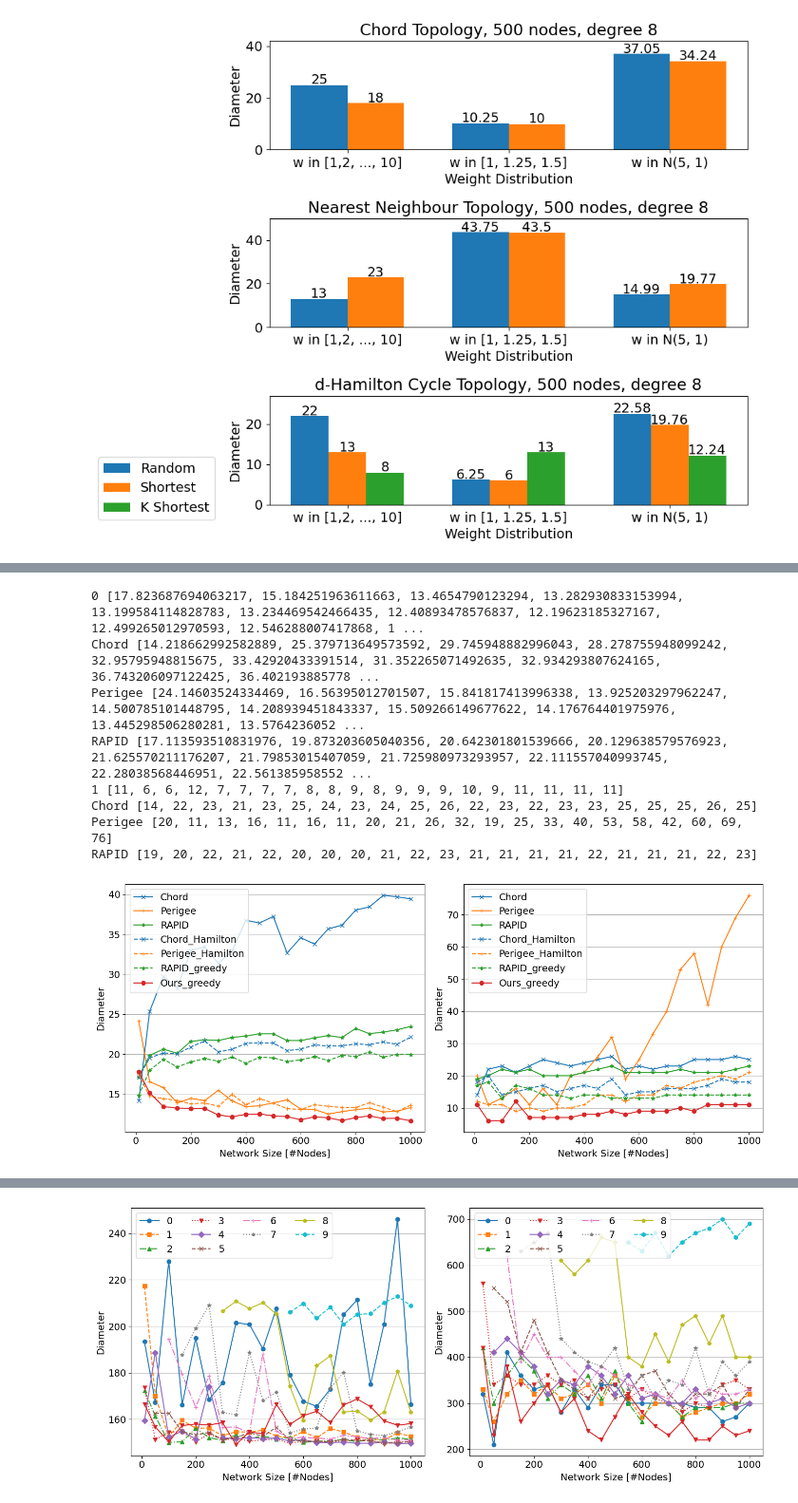
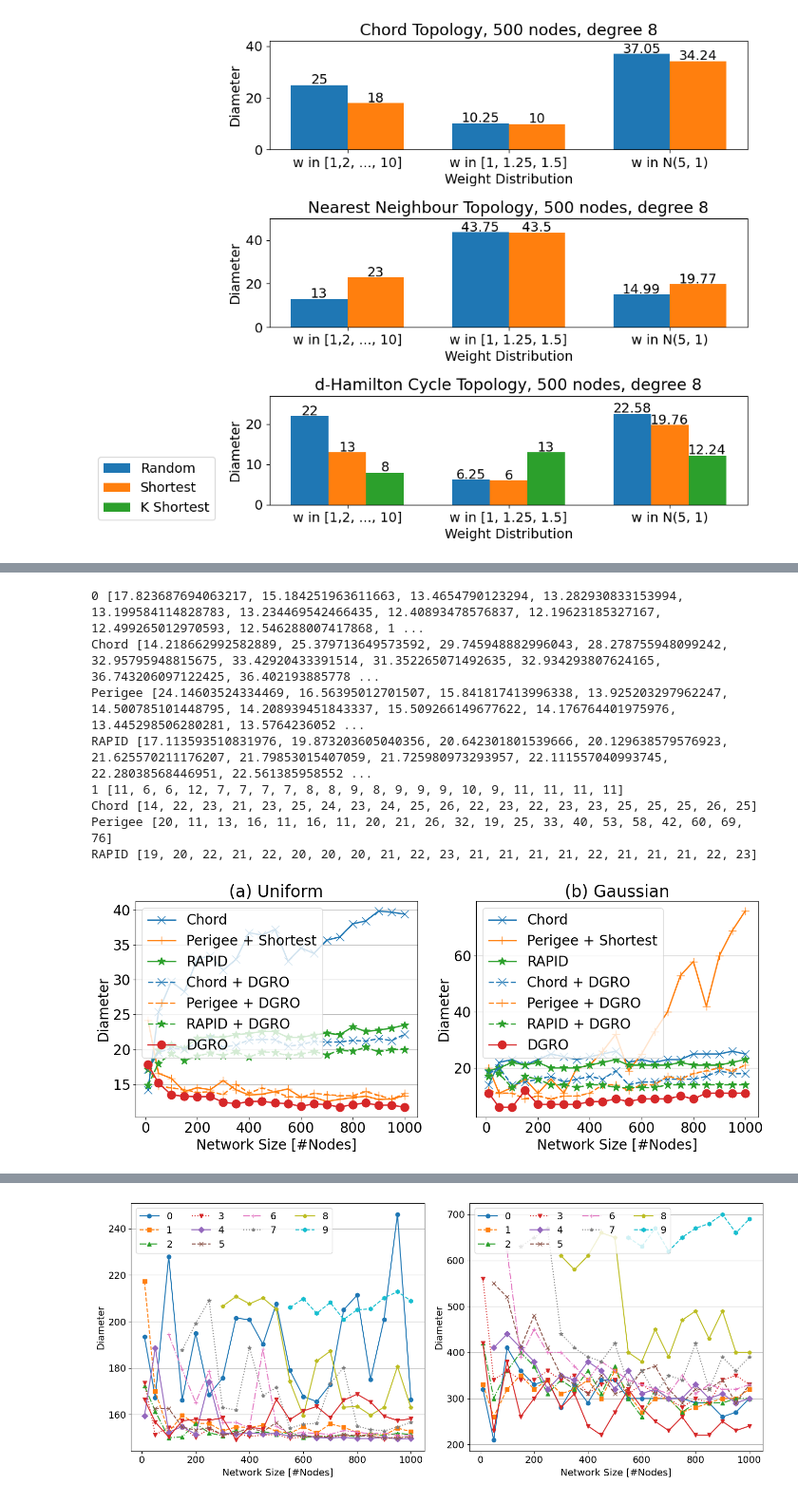
Before and after one commit to shixun404/TetriX, a Jupyter notebook: ipdps_test/plot.ipynb, the cells around one changed output, grey strips where cells are left out. Shown at 95% size. Cells and saved outputs as stored; diff of their text form; code cells hidden in the pictures.

```diff
--- a/ipdps_test/plot.ipynb
+++ b/ipdps_test/plot.ipynb
@@ -140,5 +139,9 @@ data['Ours'] = data['K_shortest_ring']
 # %%
-import matplotlib
+import torch as th
+import pickle as pkl
+import matplotlib.pyplot as plt
+import numpy as np
+import seaborn as sns
 font = {
         'size'   : 14}
 matplotlib.rc('font', **font)
@@ -147,7 +150,7 @@ hatches = ["x", "/", ".", "\\",'']
 tab10 = sns.color_palette("tab10", n_colors=5)
 face_colors = tab10
 x = np.arange(6)
-x_tickslabel = ['1000', '2000', '3000', '4000', '5000', 'Bitnode 1000']
+x_tickslabel = ['250', '500', '750', '1000', 'FABRIC', 'Bitnode 1000']
 width = 0.15
 
 fig, ax = plt.subplots(figsize=(10, 2.5))
@@ -215,8 +219,10 @@ import matplotlib
 import matplotlib.pyplot as plt
 import seaborn as sns
 font = {
-        'size'   : 14}
+        'size'   : 20}
 matplotlib.rc('font', **font)
+plt.rc('lines', linewidth=2)
+plt.rc('lines', markersize=12)
 N_list = [10]
 seed = 1
 for i in range(50, 1001, 50):
@@ -231,18 +237,19 @@ width = 0.15
 markers = ['x', '+', '*', 'o', 'P']
 fig, axs = plt.subplots(ncols=2, figsize=(14, 6))
 datas = [data_gaussian, data_uniform]
+title = ['(a) Uniform', '(b) Gaussian']
 for j in range(2):
 	ax = axs[j]
 	data = datas[j]
 	print(j, data['Ours_greedy'])
 	for i, label in enumerate(labels):
 		print(label, data[label])
-		ax.plot(N_list, data[label], label=label, color=face_colors[i], marker=markers[i])
-	ax.plot(N_list, data['Chord_Hamilton'], linestyle='--',label='Chord_Hamilton',
+		ax.plot(N_list, data[label], label=label if label != 'Perigee' else 'Perigee + Shortest', color=face_colors[i], marker=markers[i])
+	ax.plot(N_list, data['Chord_Hamilton'], linestyle='--',label='Chord + DGRO',
 			color=face_colors[0], marker=markers[0])
 	ax.plot(N_list, data['Perigee_Hamilton'], linestyle='--',
-			label='Perigee_Hamilton', color=face_colors[1], marker=markers[1])
-	ax.plot(N_list, data['Ours'], linestyle='--',label='RAPID_greedy',
+			label='Perigee + DGRO', color=face_colors[1], marker=markers[1])
+	ax.plot(N_list, data['Ours'], linestyle='--',label='RAPID + DGRO',
 			color=face_colors[2], marker=markers[2])
 	# ax.plot(N_list, data['Ours_greedy'], label='Ours_greedy',
 	# 		color=face_colors[3], marker=markers[3])
@@ -250,12 +257,12 @@ for j in range(2):
 	# ax.set_yticks([0, 250, 500, 750, 1000])
 	# ax.set_yticklabels(['0', '2.5', '5', '7.5', '10'])
 	# ax.set_yticklabels(['0', '250', '500', '750', '1000'], rotation=90)
-	# ax.set_title('Diameter of different algorithms')
+	ax.set_title(title[j])
 	# ax.set_xticks(x + 2.5*width)
 	# ax.set_xticklabels(x_tickslabel)
 	ax.set_xlabel('Network Size [#Nodes]')
 	# ax.legend(loc='upper left', bbox_to_anchor=(1.0, .95), frameon=False)
-	ax.legend()
+	ax.legend(loc='upper left')
 	ax.grid(axis='y')
 	# ax.set_ylim([0, 850])
 	plt.tight_layout()
@@ -278,10 +285,13 @@ import matplotlib
 import matplotlib.pyplot as plt
 import seaborn as sns
 font = {
-        'size'   : 14}
+        'size'   : 20}
 matplotlib.rc('font', **font)
+plt.rc('lines', linewidth=2)
+plt.rc('lines', markersize=12)
 N_list = [10]
 seed = 1
+title = ['(a) Uniform', '(b) Gaussian']
 for i in range(50, 1001, 50):
     N_list.append(i)
 # labels = ['Chord', 'NN', 'RAPID', 'Perigee', 'Ours']
@@ -300,42 +310,42 @@ for j in range(2):
 	print(j, data['Ours_greedy'])
 	for i, label in enumerate(labels):
 		print(label, data[label])
-		ax.plot(N_list, data[label], label=label, color=face_colors[i], marker=markers[i])
-	ax.plot(N_list, data['Chord_Hamilton'], linestyle='--',label='Chord_Hamilton',
+		ax.plot(N_list, data[label], label=label if label != 'Perigee' else 'Perigee + Shortest', color=face_colors[i], marker=markers[i])
+	ax.plot(N_list, data['Chord_Hamilton'], linestyle='--',label='Chord + DGRO',
 			color=face_colors[0], marker=markers[0])
 	ax.plot(N_list, data['Perigee_Hamilton'], linestyle='--',
-			label='Perigee_Hamilton', color=face_colors[1], marker=markers[1])
-	ax.plot(N_list, data['Ours'], linestyle='--',label='RAPID_greedy',
+			label='Perigee + DGRO', color=face_colors[1], marker=markers[1])
+	ax.plot(N_list, data['Ours'], linestyle='--',label='RAPID + DGRO',
 			color=face_colors[2], marker=markers[2])
-	ax.plot(N_list, data['Ours_greedy'], label='Ours_greedy',
+	ax.plot(N_list, data['Ours_greedy'], label='DGRO',
 			color=face_colors[3], marker=markers[3])
 	ax.set_ylabel('Diameter')
 	# ax.set_yticks([0, 250, 500, 750, 1000])
 	# ax.set_yticklabels(['0', '2.5', '5', '7.5', '10'])
 	# ax.set_yticklabels(['0', '250', '500', '750', '1000'], rotation=90)
-	# ax.set_title('Diameter of different algorithms')
+	ax.set_title(title[j])
 	# ax.set_xticks(x + 2.5*width)
 	# ax.set_xticklabels(x_tickslabel)
 	ax.set_xlabel('Network Size [#Nodes]')
 	# ax.legend(loc='upper left', bbox_to_anchor=(1.0, .95), frameon=False)
-	ax.legend()
+	ax.legend(loc='upper left',)
 	ax.grid(axis='y')
 	# ax.set_ylim([0, 850])
 	plt.tight_layout()
 	# plt.show()
 	# plt.savefig("diameter.png", bbox_inches='tight',)
 	# plt.savefig("diameter.pdf", bbox_inches='tight')
 plt.savefig("./fig/benchmark_synthetic_all.pdf", bbox_inches='tight')
 # %% [output]
 0 [17.823687694063217, 15.184251963611663, 13.4654790123294, 13.282930833153994, 13.199584114828783, 13.234469542466435, 12.40893478576837, 12.19623185327167, 12.499265012970593, 12.546288007417868, 1 ...
 Chord [14.218662992582889, 25.379713649573592, 29.745948882996043, 28.278755948099242, 32.95795948815675, 33.42920433391514, 31.352265071492635, 32.934293807624165, 36.743206097122425, 36.402193885778 ...
 Perigee [24.14603524334469, 16.56395012701507, 15.841817413996338, 13.925203297962247, 14.500785101448795, 14.208939451843337, 15.509266149677622, 14.176764401975976, 13.445298506280281, 13.5764236052 ...
 RAPID [17.113593510831976, 19.873203605040356, 20.642301801539666, 20.129638579576923, 21.625570211176207, 21.79853015407059, 21.725980973293957, 22.111557040993745, 22.28038568446951, 22.561385958552 ...
 1 [11, 6, 6, 12, 7, 7, 7, 7, 8, 8, 9, 8, 9, 9, 9, 10, 9, 11, 11, 11, 11]
 Chord [14, 22, 23, 21, 23, 25, 24, 23, 24, 25, 26, 22, 23, 22, 23, 23, 25, 25, 25, 26, 25]
 Perigee [20, 11, 13, 16, 11, 16, 11, 20, 21, 26, 32, 19, 25, 33, 40, 53, 58, 42, 60, 69, 76]
 RAPID [19, 20, 22, 21, 22, 20, 20, 20, 21, 22, 23, 21, 21, 21, 21, 22, 21, 21, 21, 22, 23]
-[figure, old version]
+[figure, new version]
 # %%
 # Ablation
 data_uniform_varying_random_ring = {'chord_shortest_ring': [], 'chord_random_ring': [], 'nearest_neighbour_shortest_ring': [], 'nearest_neighbour_random_ring': [], 'K_ring_shortest_ring': [], 'K_ring_random_ring': [], 'K_ring_greedy': [], 'K_ring_epsilon_greedy': [], 'K_ring_0_random': [9, 7, 6, 6, 7, 7, 7, 7, 8, 9, 9, 9, 10, 10, 9, 12, 12, 13, 14, 14, 14], 'K_ring_1_random': [11, 11, 6, 7, 8, 7, 7, 7, 8, 7, 8, 7, 7, 8, 9, 9, 8, 8, 8, 8, 8], 'K_ring_2_random': [12, 9, 8, 9, 7, 9, 7, 7, 8, 8, 8, 7, 7, 7, 9, 8, 7, 8, 8, 7, 8], 'K_ring_3_random': [23, 11, 9, 10, 9, 7, 8, 7, 8, 8, 8, 7, 8, 7, 8, 8, 8, 8, 8, 8, 8], 'K_ring_4_random': [0, 14, 10, 10, 9, 9, 8, 7, 8, 8, 9, 8, 7, 7, 8, 8, 8, 8, 8, 8, 8], 'K_ring_5_random': [0, 24, 13, 12, 12, 10, 9, 9, 9, 9, 10, 8, 9, 8, 9, 9, 9, 9, 9, 9, 8], 'K_ring_6_random': [0, 0, 21, 14, 14, 13, 10, 10, 11, 11, 11, 9, 9, 9, 10, 10, 11, 9, 9, 9, 11], 'K_ring_7_random': [0, 0, 0, 20, 20, 21, 13, 13, 15, 14, 14, 10, 11, 11, 11, 10, 10, 12, 11, 12, 11], 'K_ring_8_random': [0, 0, 0, 0, 0, 0, 21, 23, 22, 21, 22, 15, 13, 13, 14, 14, 14, 14, 14, 13, 14], 'K_ring_9_random': [0, 0, 0, 0, 0, 0, 0, 0, 0, 0, 0, 21, 21, 21, 21, 20, 21, 22, 22, 22, 22]}
```
Also changed, not shown: parts of 13 cells of this notebook, 21 other files.
